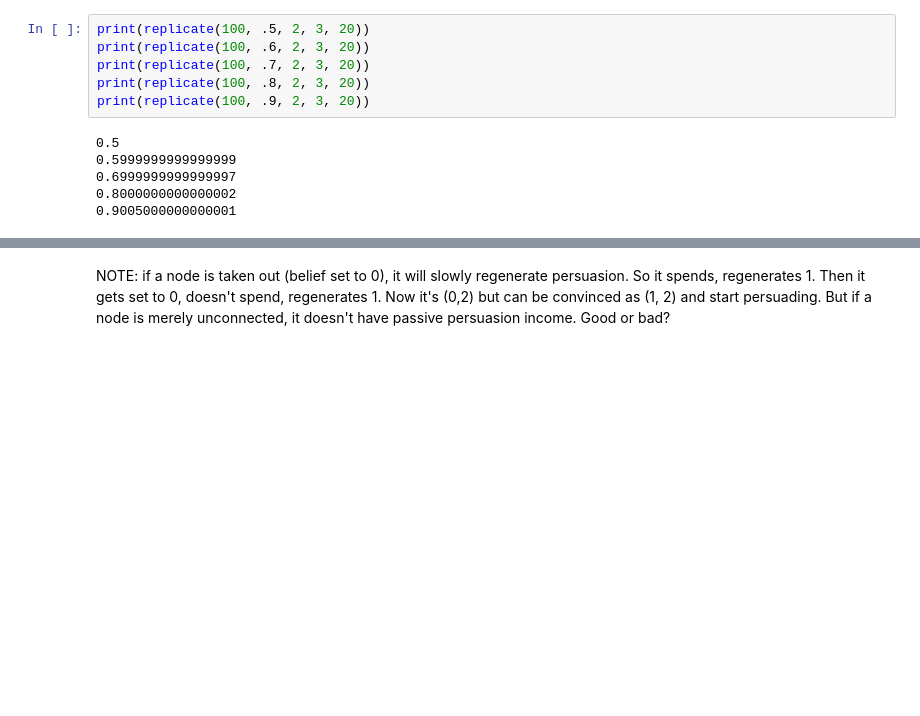
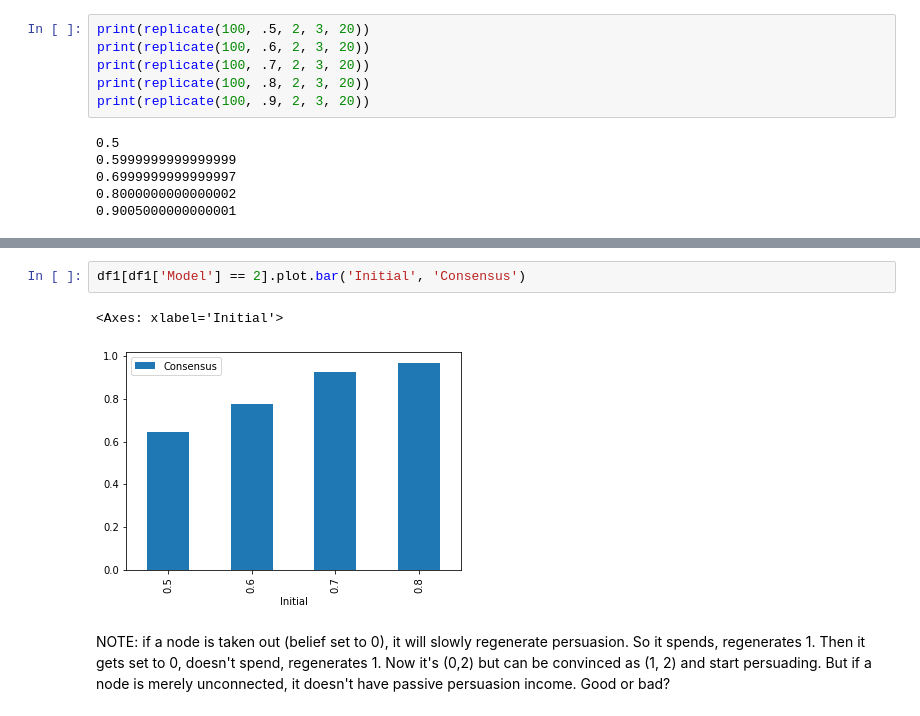
Before and after one commit to bshaynes/modeling-book, a Jupyter notebook: Persuasion network modeling.ipynb, the cells around one changed output, grey strips where cells are left out. Saved outputs shown, nothing was run; the diff lists cells and outputs as text; blank space fills up the shorter version.

```diff
--- a/Persuasion network modeling.ipynb
+++ b/Persuasion network modeling.ipynb
@@ -620,2 +660,7 @@ print(replicate(100, .9, 2, 3, 20))
+# %%
+df1[df1['Model'] == 2].plot.bar('Initial', 'Consensus')
+# %% [output]
+<Axes: xlabel='Initial'>
+[figure, added]
 # %% [markdown]
 NOTE: if a node is taken out (belief set to 0), it will slowly regenerate persuasion. So it spends, regenerates 1. Then it gets set to 0, doesn't spend, regenerates 1. Now it's (0,2) but can be convinced as (1, 2) and start persuading. But if a node is merely unconnected, it doesn't have passive persuasion income. Good or bad?
```
Also changed, not shown: parts of 29 cells of this notebook.
